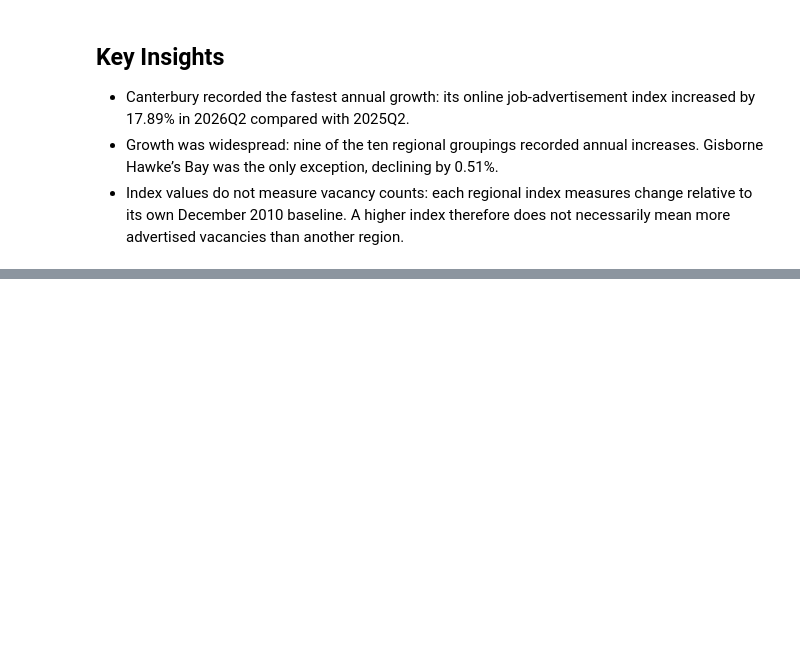
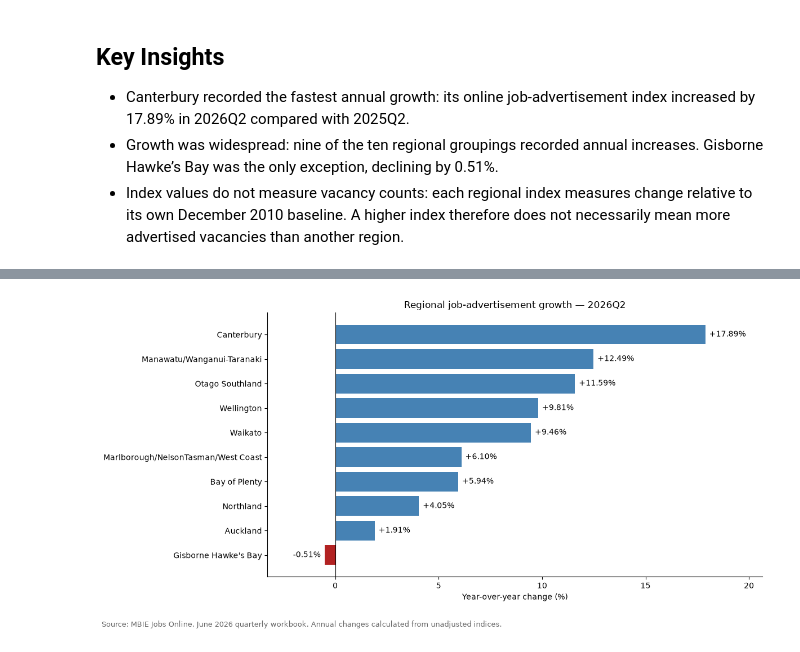
Before and after one commit to kamalpreetsinghh/nz-job-market-data-analysis, a Jupyter notebook: notebooks/02_regional_analysis.ipynb, the cells around one changed output, grey strips where cells are left out. Cells and saved outputs as stored; diff of their text form; code cells hidden in the pictures; blank space fills up the shorter version.

Commit message:
Visualize regional annual growth and add chart to README

```diff
--- a/notebooks/02_regional_analysis.ipynb
+++ b/notebooks/02_regional_analysis.ipynb
@@ -155,0 +160,59 @@ Unchanged regional groupings: 0
+# %%
+import matplotlib.pyplot as plt
+
+growth_to_plot = latest_summary["yoy_change_pct"].sort_values()
+
+colors = [
+    "steelblue" if value >= 0 else "firebrick"
+    for value in growth_to_plot
+]
+
+fig, ax = plt.subplots(figsize=(12, 6))
+
+bars = ax.barh(
+    growth_to_plot.index,
+    growth_to_plot.values,
+    color=colors
+)
+
+ax.bar_label(
+    bars,
+    labels=[f"{value:+.2f}%" for value in growth_to_plot],
+    padding=5
+)
+
+ax.margins(x=0.15)
+
+ax.spines["top"].set_visible(False)
+ax.spines["right"].set_visible(False)
+
+fig.text(
+    0.01,
+    0.01,
+    "Source: MBIE Jobs Online, June 2026 quarterly workbook. "
+    "Annual changes calculated from unadjusted indices.",
+    fontsize=9,
+    color="dimgray"
+)
+
+latest_quarter = regional_indices.index[-1].to_period("Q")
+
+ax.set_title(f"Regional job-advertisement growth — {latest_quarter}")
+ax.set_xlabel("Year-over-year change (%)")
+ax.set_ylabel("")
+ax.axvline(0, color="black", linewidth=0.8)
+
+fig.tight_layout(rect=[0, 0.06, 1, 1])
+
+figure_path = Path("../reports/figures/regional_yoy_growth_2026Q2.png")
+
+fig.savefig(
+    figure_path,
+    dpi=300,
+    bbox_inches="tight",
+    facecolor="white"
+)
+
+plt.show()
+# %% [output]
+[figure, added]
```
Also changed, not shown: parts of 1 cell of this notebook, 2 other files.
